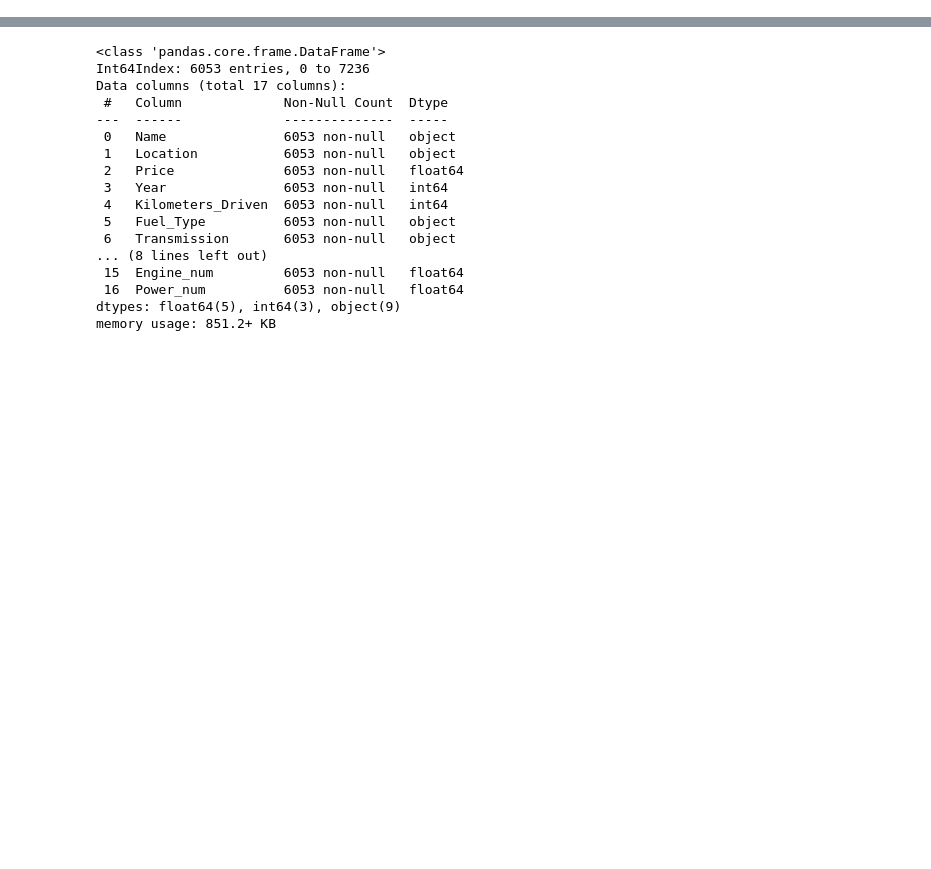
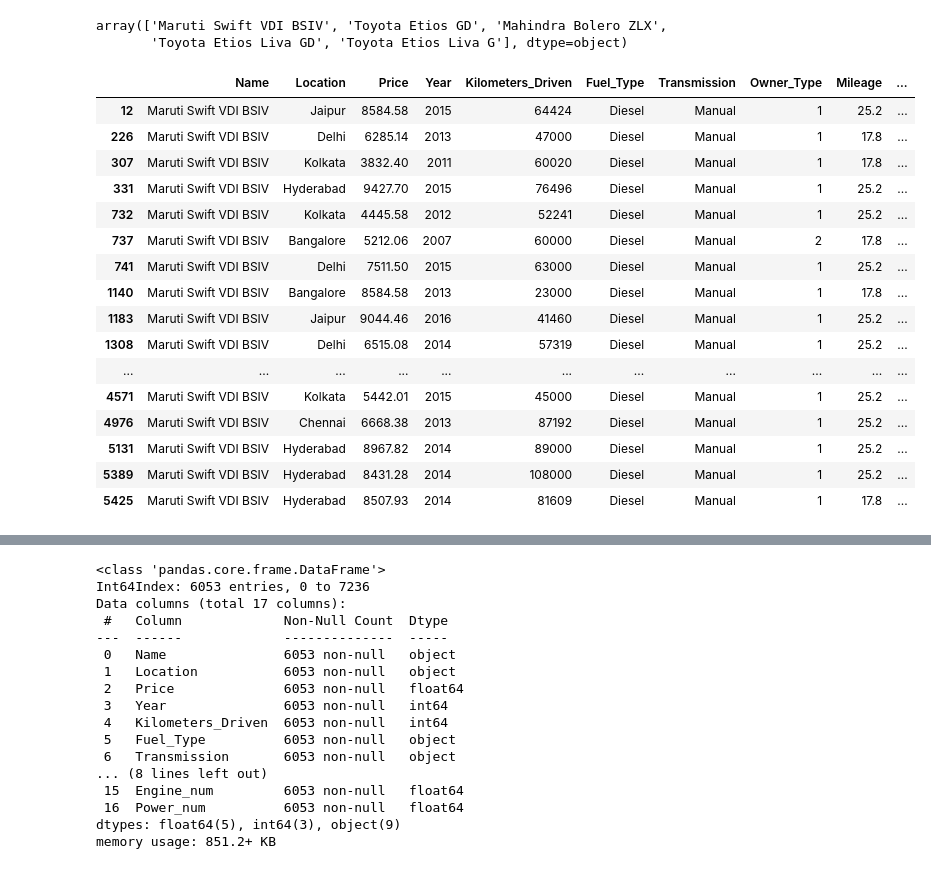
Before and after one commit to Junkyu-psc/posco-academy-30th-python-project, a Jupyter notebook: Dohyeong Kim/intergrated_practice/make_new_parameter.ipynb, the cells around one changed output, grey strips where cells are left out. Cells and saved outputs as stored; diff of their text form; code cells hidden in the pictures; blank space fills up the shorter version.

```diff
--- a/Dohyeong Kim/intergrated_practice/make_new_parameter.ipynb
+++ b/Dohyeong Kim/intergrated_practice/make_new_parameter.ipynb
@@ -48,0 +43,3 @@ df_raw.head()
+# %%
+df_raw = pd.read_csv('./raw_data/updated_Car.csv', encoding='euc-kr')
+df_raw.head()
@@ -49,3 +53,6 @@ df_raw.head()
 # %%
 # price 컬럼의 결측치 제거
 df_raw_price = df_raw[~df_raw['Price'].isnull()]
+
+# New_Price 컬럼 제거
+df_raw_price = df_raw_price.drop(columns=['New_Price'])
@@ -74,0 +89,22 @@ memory usage: 678.1+ KB
+# %%
+def change_dtype(df):
+# 사전 변수들 만들기
+    # 차량 브랜드
+    df['Brand'] = df['Name'].str.split(' ').str[0]
+    # 차량 연식
+    df['car_age'] = max(df['Year']) - df['Year']
+    # 차량 주행거리
+    if df['Mileage'].dtype == 'object':
+        df['Mileage'] = df['Mileage'].str.split(' ').str[0].astype(float)
+    # 차량 배기량
+    if df['Engine'].dtype == 'object':
+        df['Engine'] = df['Engine'].str.split(' ').str[0].astype(float)
+    # 차량 파워
+    if df['Power'].dtype == 'object':
+        df['Power'] = df['Power'].str.split(' ').str[0].replace('null', np.nan).astype(float)
+    # Owner type
+    df['Owner_Type'] = df['Owner_Type'].replace({'First': 1, 'Second': 2, 'Third': 3, 'Fourth & Above': 4})
+
+    return df
+
+df_raw_price = change_dtype(df_raw_price)
@@ -74,0 +162,25 @@ memory usage: 678.1+ KB
+# %%
+filtered_data['Name'].unique()
+# %% [output]
+array(['Maruti Swift VDI BSIV', 'Toyota Etios GD', 'Mahindra Bolero ZLX',
+       'Toyota Etios Liva GD', 'Toyota Etios Liva G'], dtype=object)
+# %%
+df_raw_price[df_raw_price['Name'] == 'Maruti Swift VDI BSIV'].fillna(74.0)
+# %% [output]
+|  | Name | Location | Price | Year | Kilometers_Driven | Fuel_Type | Transmission | Owner_Type | Mileage | ... |
+| 12 | Maruti Swift VDI BSIV | Jaipur | 8584.58 | 2015 | 64424 | Diesel | Manual | 1 | 25.2 | ... |
+| 226 | Maruti Swift VDI BSIV | Delhi | 6285.14 | 2013 | 47000 | Diesel | Manual | 1 | 17.8 | ... |
+| 307 | Maruti Swift VDI BSIV | Kolkata | 3832.40 | 2011 | 60020 | Diesel | Manual | 1 | 17.8 | ... |
+| 331 | Maruti Swift VDI BSIV | Hyderabad | 9427.70 | 2015 | 76496 | Diesel | Manual | 1 | 25.2 | ... |
+| 732 | Maruti Swift VDI BSIV | Kolkata | 4445.58 | 2012 | 52241 | Diesel | Manual | 1 | 25.2 | ... |
+| 737 | Maruti Swift VDI BSIV | Bangalore | 5212.06 | 2007 | 60000 | Diesel | Manual | 2 | 17.8 | ... |
+| 741 | Maruti Swift VDI BSIV | Delhi | 7511.50 | 2015 | 63000 | Diesel | Manual | 1 | 25.2 | ... |
+| 1140 | Maruti Swift VDI BSIV | Bangalore | 8584.58 | 2013 | 23000 | Diesel | Manual | 1 | 17.8 | ... |
+| 1183 | Maruti Swift VDI BSIV | Jaipur | 9044.46 | 2016 | 41460 | Diesel | Manual | 1 | 25.2 | ... |
+| 1308 | Maruti Swift VDI BSIV | Delhi | 6515.08 | 2014 | 57319 | Diesel | Manual | 1 | 25.2 | ... |
+| ... | ... | ... | ... | ... | ... | ... | ... | ... | ... | ... |
+| 4571 | Maruti Swift VDI BSIV | Kolkata | 5442.01 | 2015 | 45000 | Diesel | Manual | 1 | 25.2 | ... |
+| 4976 | Maruti Swift VDI BSIV | Chennai | 6668.38 | 2013 | 87192 | Diesel | Manual | 1 | 25.2 | ... |
+| 5131 | Maruti Swift VDI BSIV | Hyderabad | 8967.82 | 2014 | 89000 | Diesel | Manual | 1 | 25.2 | ... |
+| 5389 | Maruti Swift VDI BSIV | Hyderabad | 8431.28 | 2014 | 108000 | Diesel | Manual | 1 | 25.2 | ... |
+| 5425 | Maruti Swift VDI BSIV | Hyderabad | 8507.93 | 2014 | 81609 | Diesel | Manual | 1 | 17.8 | ... |
```
Also changed, not shown: parts of 22 cells of this notebook, 2 other files.
